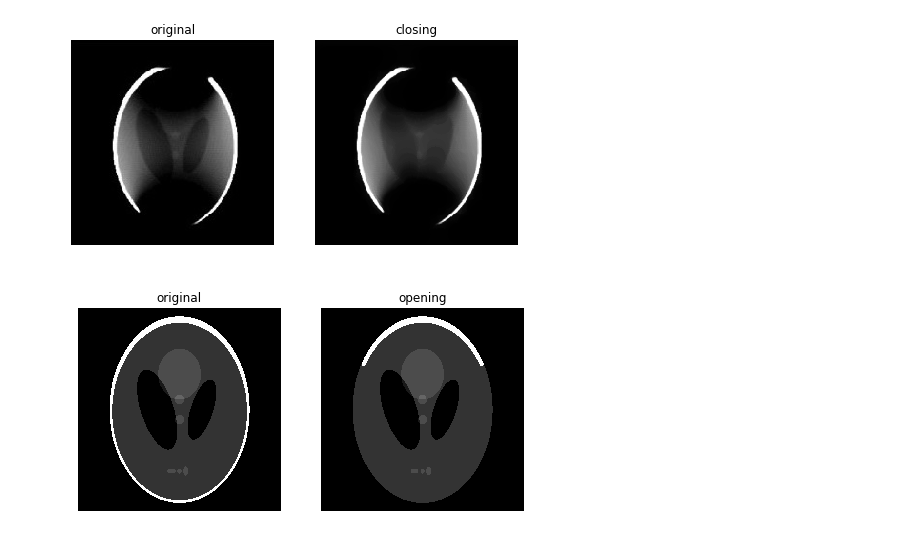
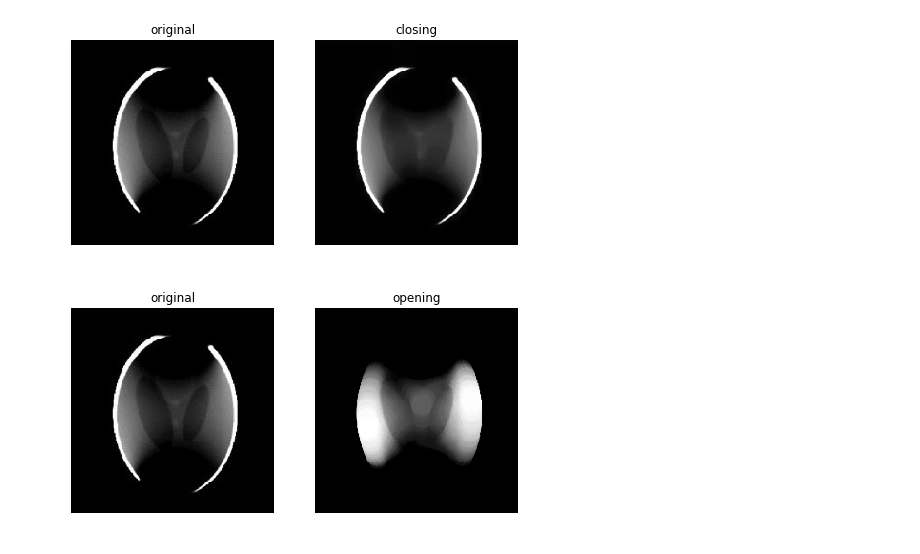
Before and after one commit to hadeelfn/HadeelNasassrah-img, a Jupyter notebook: Morphological Filtering.ipynb, the cells around one changed output. Cells and saved outputs as stored; diff of their text form; code cells hidden in the pictures.

```diff
--- a/Morphological Filtering.ipynb
+++ b/Morphological Filtering.ipynb
@@ -40,8 +40,8 @@ plot_comparison(phantom, closed, 'closing')
 # %% [output]
 [figure]
 # %%
-#phantom = io.imread( "img22.png", as_grey=True)
+phantom = io.imread( "img22.png", as_grey=True)
 opened = opening(phantom, selem)
 plot_comparison(phantom, opened, 'opening')
 # %% [output]
-[figure, old version]
+[figure, new version]
```
Also changed, not shown: 43 other files.
